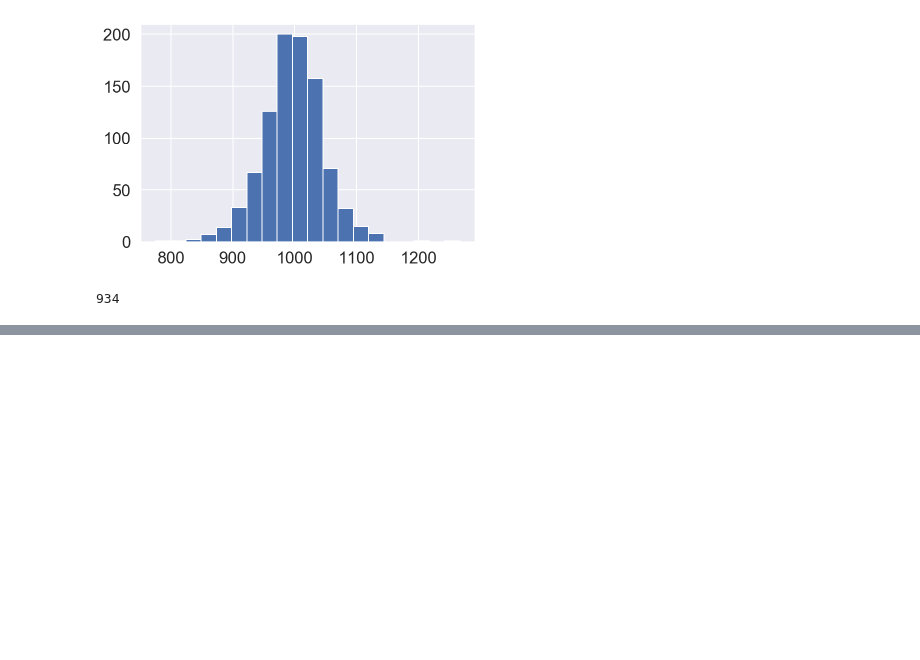
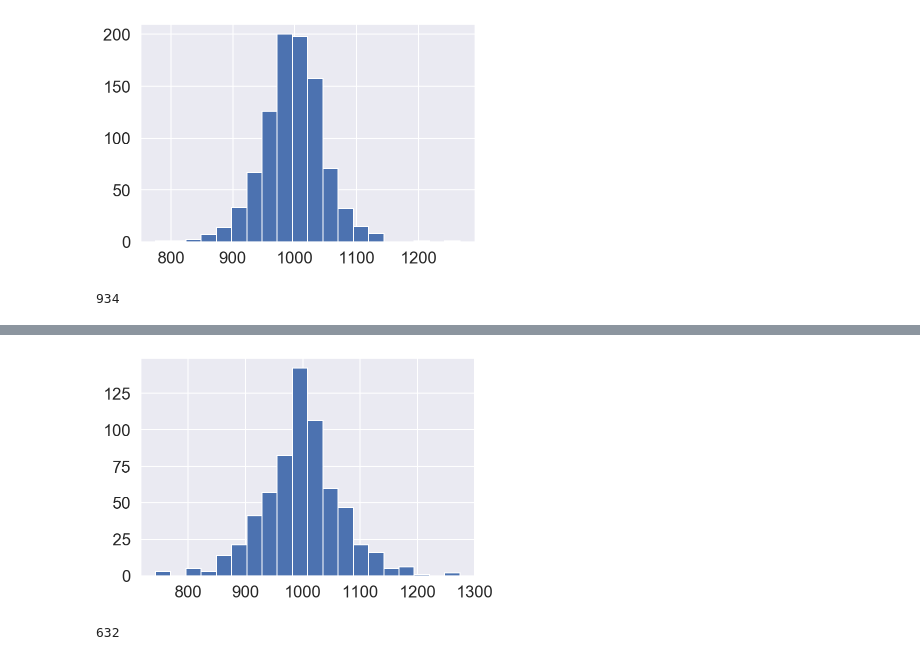
Before and after one commit to steven-mcdonald/murakami_translators, a Jupyter notebook: notebooks/02a_text_prep_v01.ipynb, the cells around one changed output, grey strips where cells are left out. Drawn from its saved outputs; the diff is of its cells as text; code cells hidden in the pictures; blank space fills up the shorter version.

```diff
--- a/notebooks/02a_text_prep_v01.ipynb
+++ b/notebooks/02a_text_prep_v01.ipynb
@@ -466,0 +605,18 @@ with open(out_full_path, 'wb') as fp:
+# %%
+nw = books['full_text'].iloc[1]
+# %%
+nw = nw[1:3]
+# %%
+nw_main1 = nw[0].split('subsequent purchaser ')[1]
+nw_main2 = nw[1]
+nw_main2 = nw_main2.split(' TRANSLATOR’S NOTE ')[0]
+# %%
+chapters = pd.DataFrame({'number': [1,2], 'title': ['Book 1', 'Book 2'], 'text': [nw_main1, nw_main2]})
+chapters['fstop_indices'] = chapters['text'].apply(lambda x: fs_indexer(x))
+chapters.dropna(inplace=True)
+chapters['split_indices'] = chapters['text'].apply(lambda x: split_indexer(x))
+chapters.dropna(inplace=True)
+chapters['chunks'] = chapters['text'].apply(lambda x: text_chunker(x))
+chapters['translator'] = 'Jay Rubin'
+chapters['book_title'] = 'Norwegian Wood'
+chapters.head(10)
@@ -466,0 +627,12 @@ with open(out_full_path, 'wb') as fp:
+# %%
+lengths = []
+for chapter in chapters['chunks']:
+    for chunk in chapter:
+        lengths.append(len(chunk))
+plt.hist(lengths, bins=20);
+# %% [output]
+[figure, added]
+# %%
+len(lengths)
+# %% [output]
+632
```
Also changed, not shown: parts of 28 cells of this notebook.
